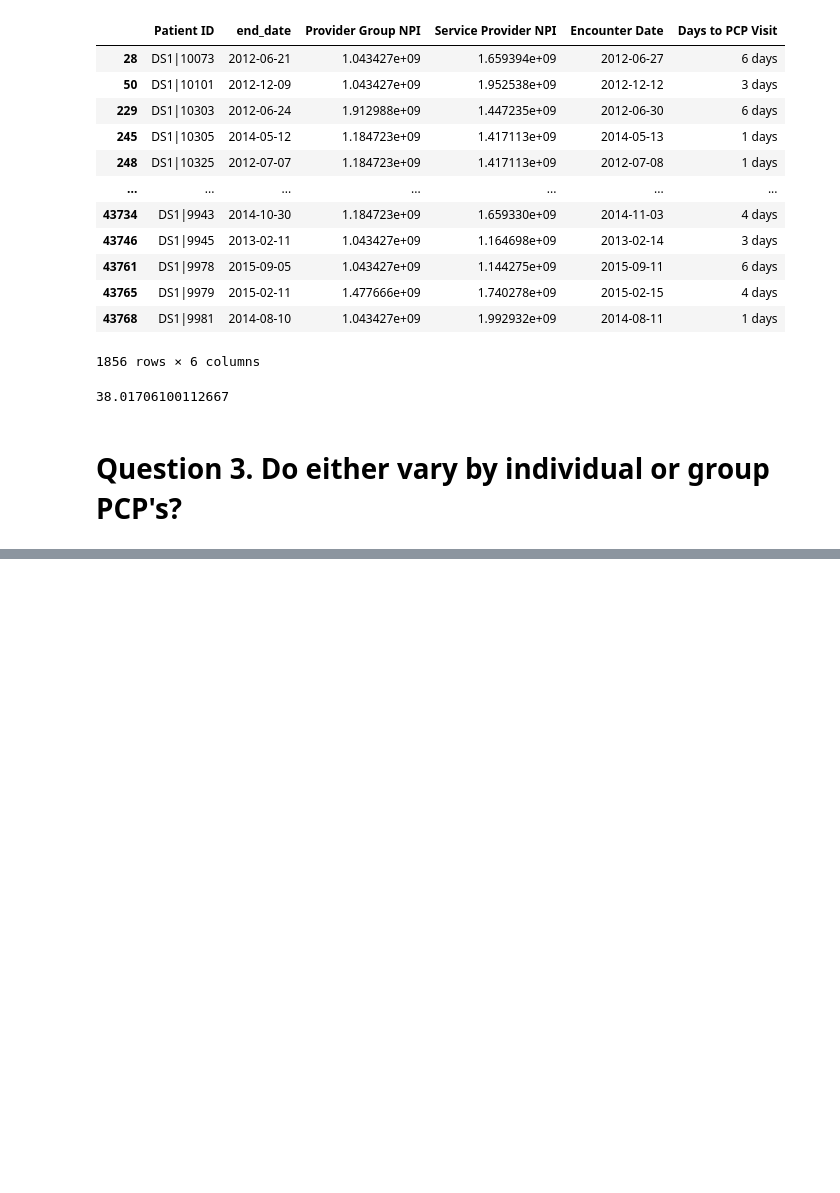
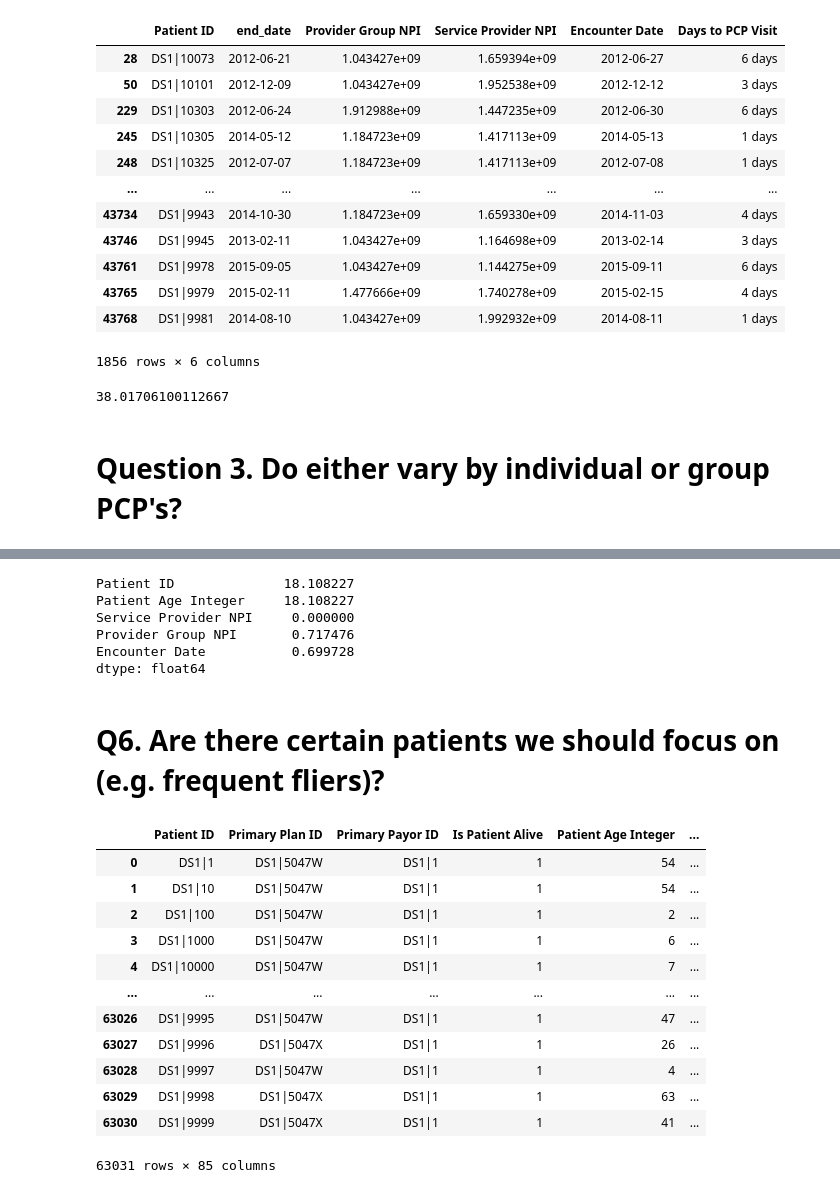
Before and after one commit to rghertel/hospital-readmission-not-koalas, a Jupyter notebook: Hospital-readmissions.ipynb, the cells around one changed output, grey strips where cells are left out. Saved outputs shown, nothing was run; the diff lists cells and outputs as text; code cells hidden in the pictures; blank space fills up the shorter version.

```diff
--- a/Hospital-readmissions.ipynb
+++ b/Hospital-readmissions.ipynb
@@ -362,0 +465,31 @@ pcp_seven.groupby(['Provider Group NPI']).count().sort_values('Patient ID',ascen
+# %%
+# percent of patients that do not have a PCP  =18%
+noPCP=(x.count())/(dist_mem.count()) * 100
+noPCP
+# %% [output]
+Patient ID              18.108227
+Patient Age Integer     18.108227
+Service Provider NPI     0.000000
+Provider Group NPI       0.717476
+Encounter Date           0.699728
+dtype: float64
+# %% [markdown]
+# Q6. Are there certain patients we should focus on (e.g. frequent fliers)?
+# %%
+#merge members and admissions
+mem_adm=pd.merge(members,Inpatient_admissions,how='left',left_on=['Patient ID'],right_on=['Patient ID'])
+mem_adm
+# %% [output]
+|  | Patient ID | Primary Plan ID | Primary Payor ID | Is Patient Alive | Patient Age Integer | ... |
+| 0 | DS1|1 | DS1|5047W | DS1|1 | 1 | 54 | ... |
+| 1 | DS1|10 | DS1|5047W | DS1|1 | 1 | 54 | ... |
+| 2 | DS1|100 | DS1|5047W | DS1|1 | 1 | 2 | ... |
+| 3 | DS1|1000 | DS1|5047W | DS1|1 | 1 | 6 | ... |
+| 4 | DS1|10000 | DS1|5047W | DS1|1 | 1 | 7 | ... |
+| ... | ... | ... | ... | ... | ... | ... |
+| 63026 | DS1|9995 | DS1|5047W | DS1|1 | 1 | 47 | ... |
+| 63027 | DS1|9996 | DS1|5047X | DS1|1 | 1 | 26 | ... |
+| 63028 | DS1|9997 | DS1|5047W | DS1|1 | 1 | 4 | ... |
+| 63029 | DS1|9998 | DS1|5047X | DS1|1 | 1 | 63 | ... |
+| 63030 | DS1|9999 | DS1|5047X | DS1|1 | 1 | 41 | ... |
+63031 rows × 85 columns
```
Also changed, not shown: parts of 22 cells of this notebook.
